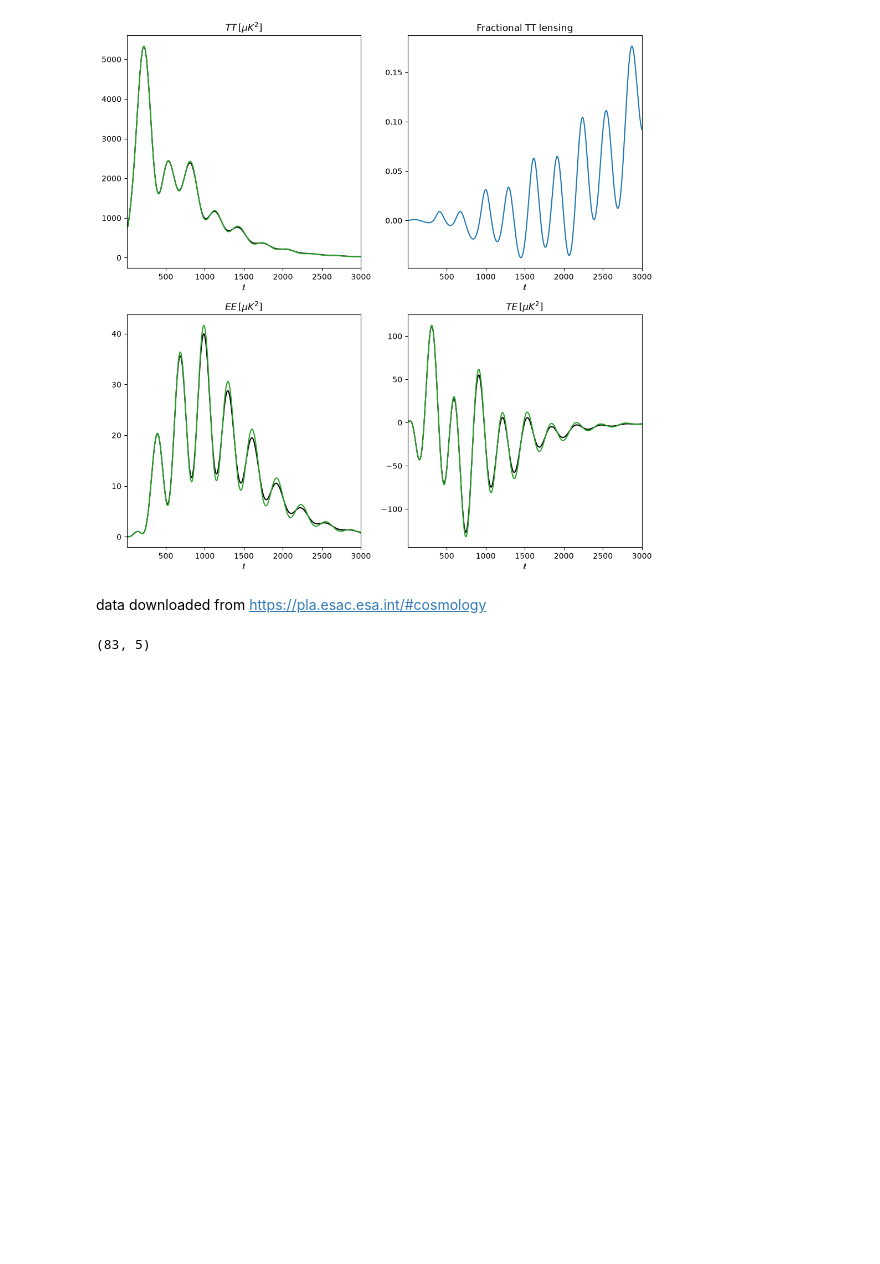
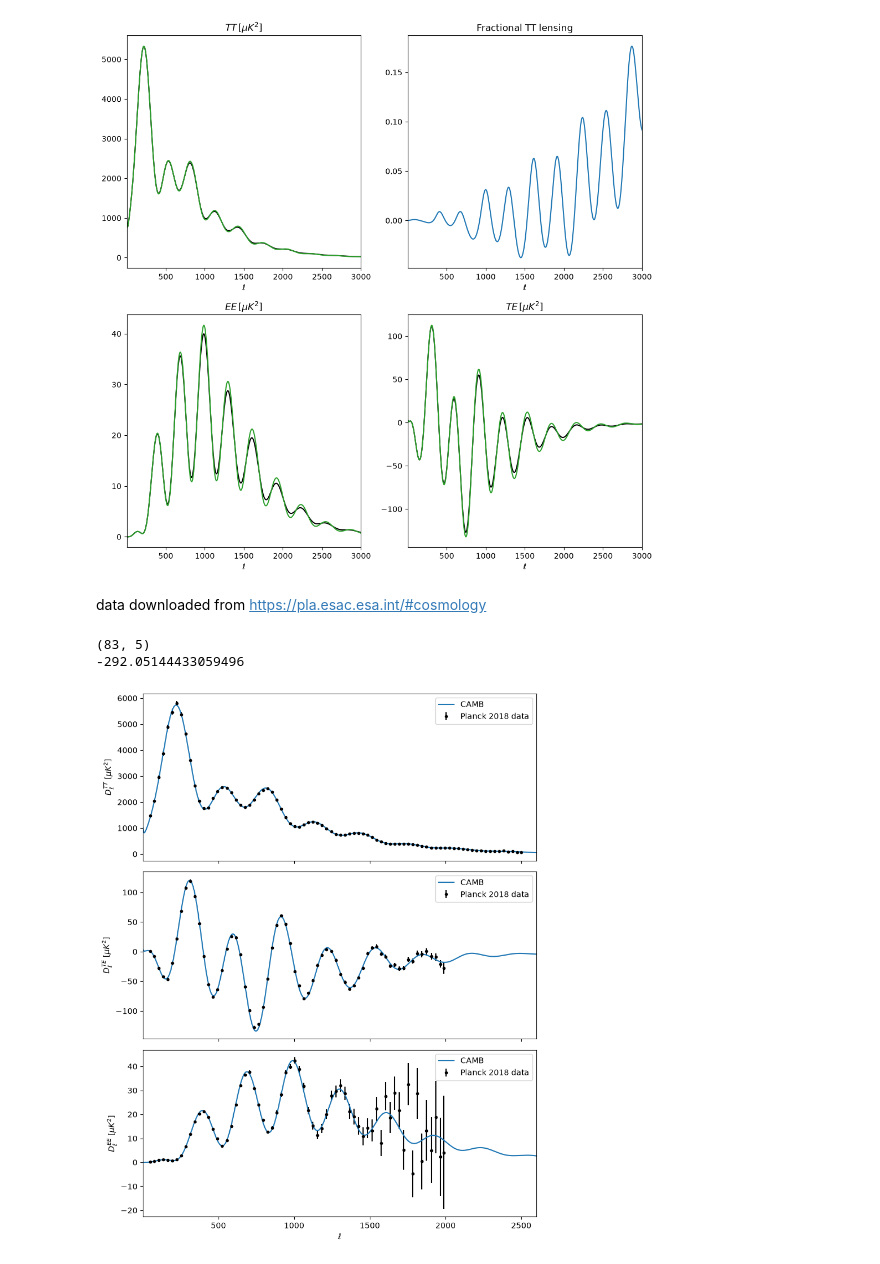
Before and after one commit to irisgnr/COMP2026, a Jupyter notebook: agentic/08_optimization/cosmo_optimization.ipynb, the cells around one changed output. Cells and saved outputs as stored; diff of their text form; code cells hidden in the pictures; blank space fills up the shorter version.

```diff
--- a/agentic/08_optimization/cosmo_optimization.ipynb
+++ b/agentic/08_optimization/cosmo_optimization.ipynb
@@ -68,25 +68,59 @@ lens_potential
 # %% [markdown]
 data downloaded from https://pla.esac.esa.int/#cosmology
 # %%
-TT_data = np.loadtxt("C:/Users/irisr/OneDrive/Documents/GitHub/COMP2026/agentic/08_optimization/data/COM_PowerSpect_CMB-TT-binned_R3.01.txt")
+TT_data = np.loadtxt("C:/Users/irisr/GitHub/COMP2026/agentic/09_optimization/data/COM_PowerSpect_CMB-TT-binned_R3.01.txt")
 
-TE_data = np.loadtxt("C:/Users/irisr/OneDrive/Documents/GitHub/COMP2026/agentic/08_optimization/data/COM_PowerSpect_CMB-TE-binned_R3.02.txt")
+TE_data = np.loadtxt("C:/Users/irisr/GitHub/COMP2026/agentic/09_optimization/data/COM_PowerSpect_CMB-TE-binned_R3.02.txt")
 
-EE_data = np.loadtxt("C:/Users/irisr/OneDrive/Documents/GitHub/COMP2026/agentic/08_optimization/data/COM_PowerSpect_CMB-EE-binned_R3.02.txt")
+EE_data = np.loadtxt("C:/Users/irisr/GitHub/COMP2026/agentic/09_optimization/data/COM_PowerSpect_CMB-EE-binned_R3.02.txt")
+# %%
+# CAMB theory spectra at Planck 2018 best-fit parameters
+pars = camb.set_params(H0=67.36, ombh2=0.02237, omch2=0.1200,
+                       mnu=0.06, omk=0, tau=0.0544,
+                       As=2.100e-9, ns=0.9649, lmax=2600)
+results = camb.get_results(pars)
+powers = results.get_cmb_power_spectra(pars, CMB_unit='muK')
+tot = powers['total']          # columns: TT, EE, BB, TE; already D_ell = l(l+1)C_l/2pi
+ell = np.arange(tot.shape[0])
+DTT, DEE, DTE = tot[:, 0], tot[:, 1], tot[:, 3]
 # %%
 print(TT_data.shape)
-# columns are: l, Dl, -dDl, +dDl, BestFit (idk what BestFit is)
+# columns are: l, Dl, -dDl, +dDl, BestFit (Planck's own LCDM best-fit theory curve at each bin)
 
 lTT, DlTT = TT_data[:,0], TT_data[:,1]
 lTE, DlTE = TE_data[:,0], TE_data[:,1]
 lEE, DlEE = EE_data[:,0], EE_data[:,1]
-# print(lTT[:10])
-# print(lTE[:10])
-# print(lEE[:10]) # l is all the same
 
-# I think ellmin is just min(lTT)
+# loglike takes THEORY spectra (unbinned, every integer ell starting at ellmin), not the COM data;
+# the data + covariance are already loaded from the plik_lite files inside TT2018.
+# ellmin is the ell of the first array element: DTT[2:] starts at ell=2.
+# Order is TT, TE, EE.
+logL = TT2018.loglike(DTT[2:], DTE[2:], DEE[2:], ellmin=2)
+print(logL)
 # %% [output]
 (83, 5)
+-292.05144433059496
+# %%
+# black points = measured Planck data, blue line = CAMB theory (their calcualted best fit)
+spectra_to_plot = {
+    'TT': (TT_data, DTT),
+    'TE': (TE_data, DTE),
+    'EE': (EE_data, DEE),
+}
+
+fig, axes = plt.subplots(3, 1, figsize=(8, 10), sharex=True)
+for ax, (name, (data, D_camb)) in zip(axes, spectra_to_plot.items()):
+    ax.errorbar(data[:, 0], data[:, 1], yerr=[data[:, 2], data[:, 3]],
+                fmt='o', ms=3, color='k', label='Planck 2018 data')
+    ax.plot(ell[2:], D_camb[2:], color='C0', label='CAMB')
+    ax.set_ylabel(rf'$D_\ell^{{{name}}}\ [\mu K^2]$')
+    ax.legend()
+axes[-1].set_xlabel(r'$\ell$')
+axes[-1].set_xlim(2, 2600)
+plt.tight_layout()
+plt.show()
+# %% [output]
+[figure, added]
 # %%
 # use CAMB to calculate power spectras and likelihoods with planck_lite_py
 
```
Also changed, not shown: parts of 1 cell of this notebook, 26 other files.
